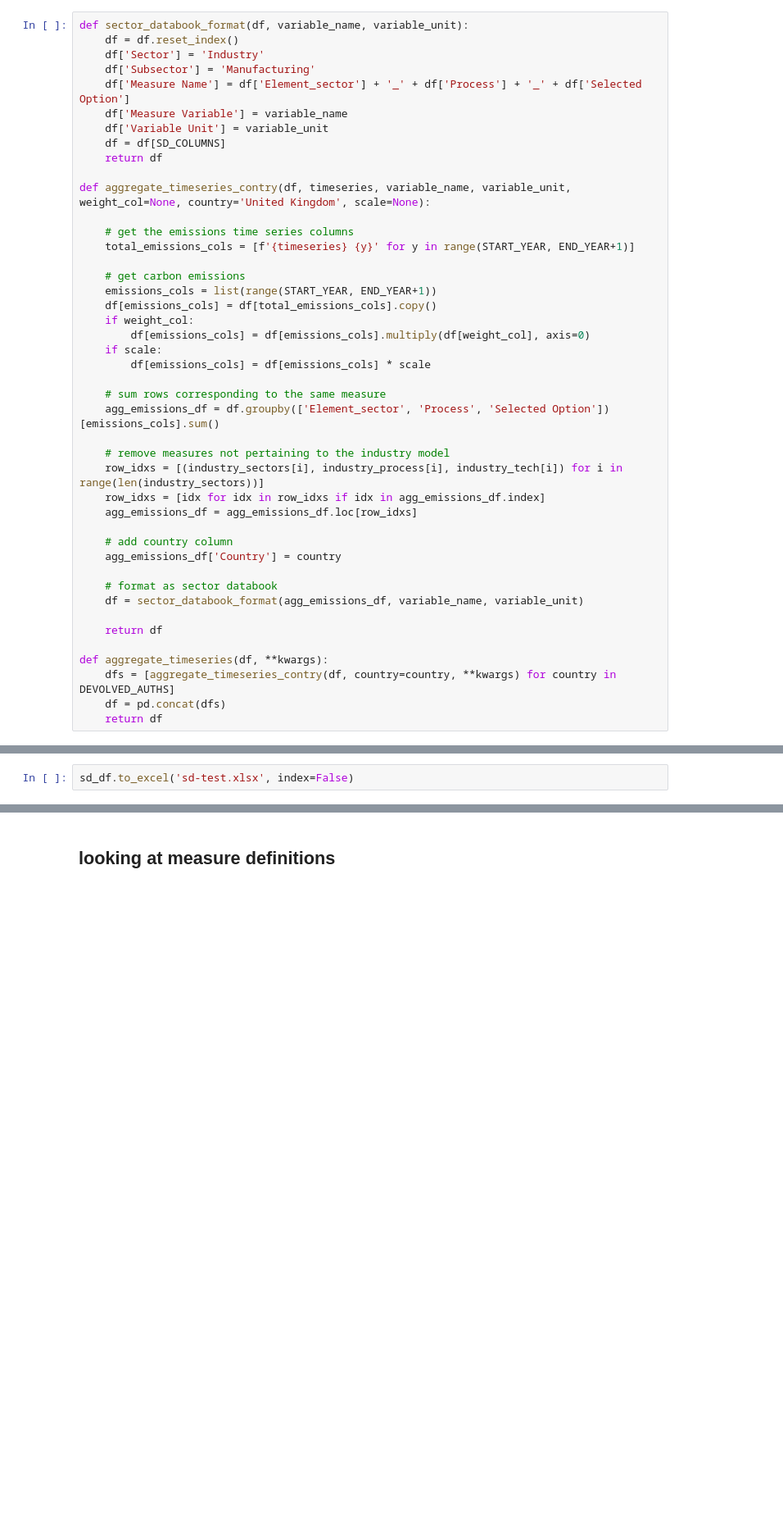
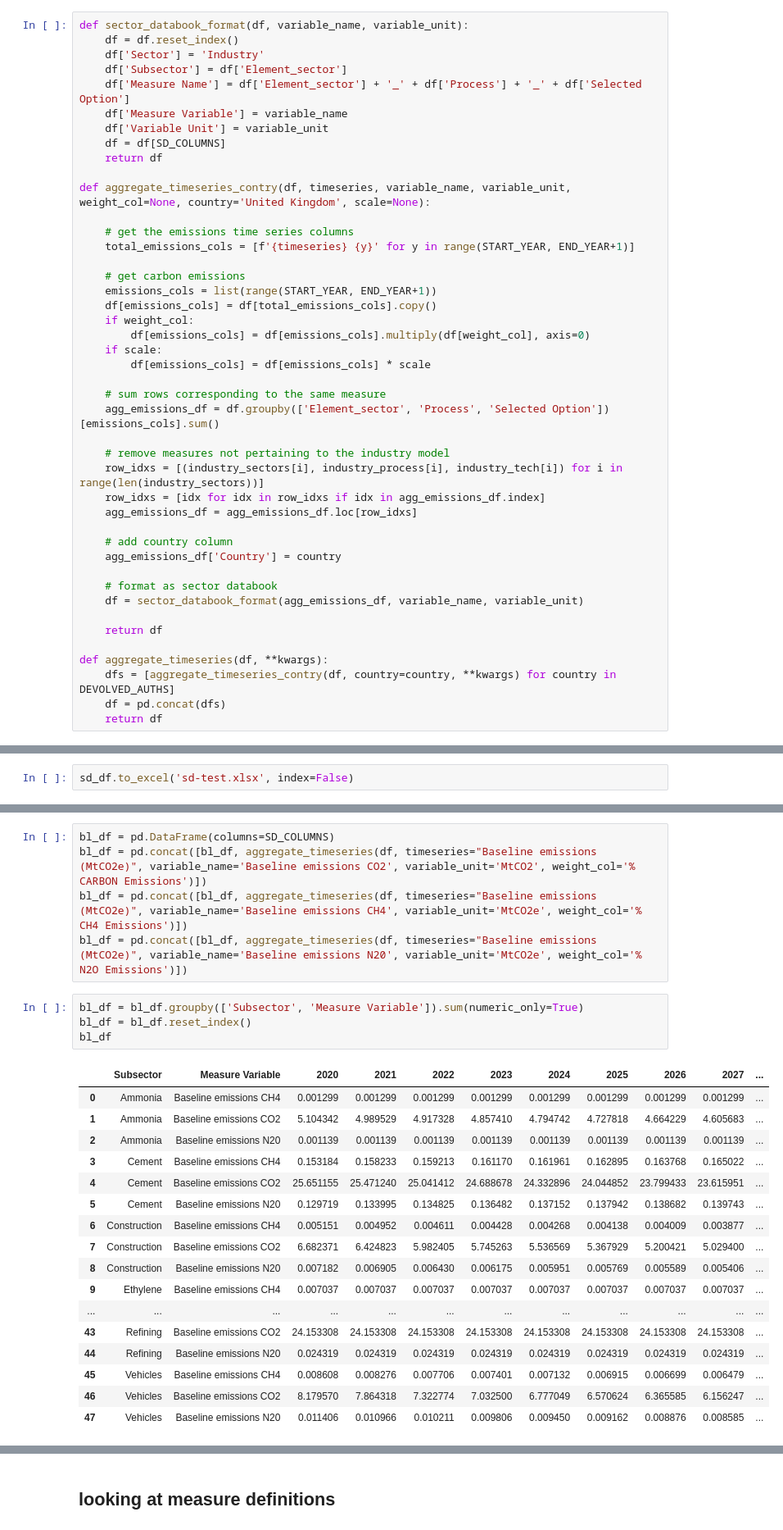
Before and after one commit to thecccuk/sector_databook_conversion, a Jupyter notebook: nzip/nb.ipynb, the cells around one changed output, grey strips where cells are left out. Shown at 82% size. Drawn from its saved outputs; the diff is of its cells as text; blank space fills up the shorter version.

Commit message:
add baseline df

```diff
--- a/nzip/nb.ipynb
+++ b/nzip/nb.ipynb
@@ -58,7 +58,7 @@ df = df.fillna(0)
 def sector_databook_format(df, variable_name, variable_unit):
     df = df.reset_index()
     df['Sector'] = 'Industry'
-    df['Subsector'] = 'Manufacturing'
+    df['Subsector'] = df['Element_sector']
     df['Measure Name'] = df['Element_sector'] + '_' + df['Process'] + '_' + df['Selected Option']
     df['Measure Variable'] = variable_name
     df['Variable Unit'] = variable_unit
@@ -142,0 +145,27 @@ sd_df.to_excel('sd-test.xlsx', index=False)
+# %%
+bl_df = pd.DataFrame(columns=SD_COLUMNS)
+bl_df = pd.concat([bl_df, aggregate_timeseries(df, timeseries="Baseline emissions (MtCO2e)", variable_name='Baseline emissions CO2', variable_unit='MtCO2', weight_col='% CARBON Emissions')])
+bl_df = pd.concat([bl_df, aggregate_timeseries(df, timeseries="Baseline emissions (MtCO2e)", variable_name='Baseline emissions CH4', variable_unit='MtCO2e', weight_col='% CH4 Emissions')])
+bl_df = pd.concat([bl_df, aggregate_timeseries(df, timeseries="Baseline emissions (MtCO2e)", variable_name='Baseline emissions N20', variable_unit='MtCO2e', weight_col='% N2O Emissions')])
+# %%
+bl_df = bl_df.groupby(['Subsector', 'Measure Variable']).sum(numeric_only=True)
+bl_df = bl_df.reset_index()
+bl_df
+# %% [output]
+|  | Subsector | Measure Variable | 2020 | 2021 | 2022 | 2023 | 2024 | 2025 | 2026 | 2027 | ... |
+| 0 | Ammonia | Baseline emissions CH4 | 0.001299 | 0.001299 | 0.001299 | 0.001299 | 0.001299 | 0.001299 | 0.001299 | 0.001299 | ... |
+| 1 | Ammonia | Baseline emissions CO2 | 5.104342 | 4.989529 | 4.917328 | 4.857410 | 4.794742 | 4.727818 | 4.664229 | 4.605683 | ... |
+| 2 | Ammonia | Baseline emissions N20 | 0.001139 | 0.001139 | 0.001139 | 0.001139 | 0.001139 | 0.001139 | 0.001139 | 0.001139 | ... |
+| 3 | Cement | Baseline emissions CH4 | 0.153184 | 0.158233 | 0.159213 | 0.161170 | 0.161961 | 0.162895 | 0.163768 | 0.165022 | ... |
+| 4 | Cement | Baseline emissions CO2 | 25.651155 | 25.471240 | 25.041412 | 24.688678 | 24.332896 | 24.044852 | 23.799433 | 23.615951 | ... |
+| 5 | Cement | Baseline emissions N20 | 0.129719 | 0.133995 | 0.134825 | 0.136482 | 0.137152 | 0.137942 | 0.138682 | 0.139743 | ... |
+| 6 | Construction | Baseline emissions CH4 | 0.005151 | 0.004952 | 0.004611 | 0.004428 | 0.004268 | 0.004138 | 0.004009 | 0.003877 | ... |
+| 7 | Construction | Baseline emissions CO2 | 6.682371 | 6.424823 | 5.982405 | 5.745263 | 5.536569 | 5.367929 | 5.200421 | 5.029400 | ... |
+| 8 | Construction | Baseline emissions N20 | 0.007182 | 0.006905 | 0.006430 | 0.006175 | 0.005951 | 0.005769 | 0.005589 | 0.005406 | ... |
+| 9 | Ethylene | Baseline emissions CH4 | 0.007037 | 0.007037 | 0.007037 | 0.007037 | 0.007037 | 0.007037 | 0.007037 | 0.007037 | ... |
+| ... | ... | ... | ... | ... | ... | ... | ... | ... | ... | ... | ... |
+| 43 | Refining | Baseline emissions CO2 | 24.153308 | 24.153308 | 24.153308 | 24.153308 | 24.153308 | 24.153308 | 24.153308 | 24.153308 | ... |
+| 44 | Refining | Baseline emissions N20 | 0.024319 | 0.024319 | 0.024319 | 0.024319 | 0.024319 | 0.024319 | 0.024319 | 0.024319 | ... |
+| 45 | Vehicles | Baseline emissions CH4 | 0.008608 | 0.008276 | 0.007706 | 0.007401 | 0.007132 | 0.006915 | 0.006699 | 0.006479 | ... |
+| 46 | Vehicles | Baseline emissions CO2 | 8.179570 | 7.864318 | 7.322774 | 7.032500 | 6.777049 | 6.570624 | 6.365585 | 6.156247 | ... |
+| 47 | Vehicles | Baseline emissions N20 | 0.011406 | 0.010966 | 0.010211 | 0.009806 | 0.009450 | 0.009162 | 0.008876 | 0.008585 | ... |
```
Also changed, not shown: parts of 3 cells of this notebook.
